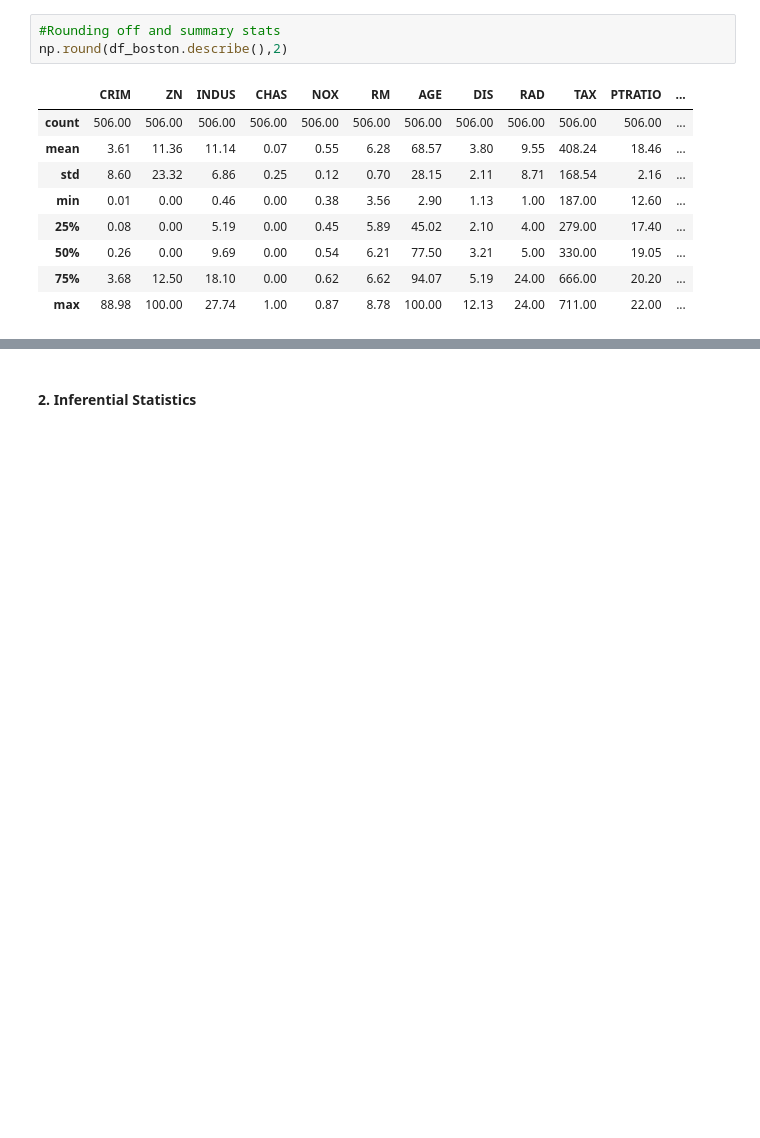
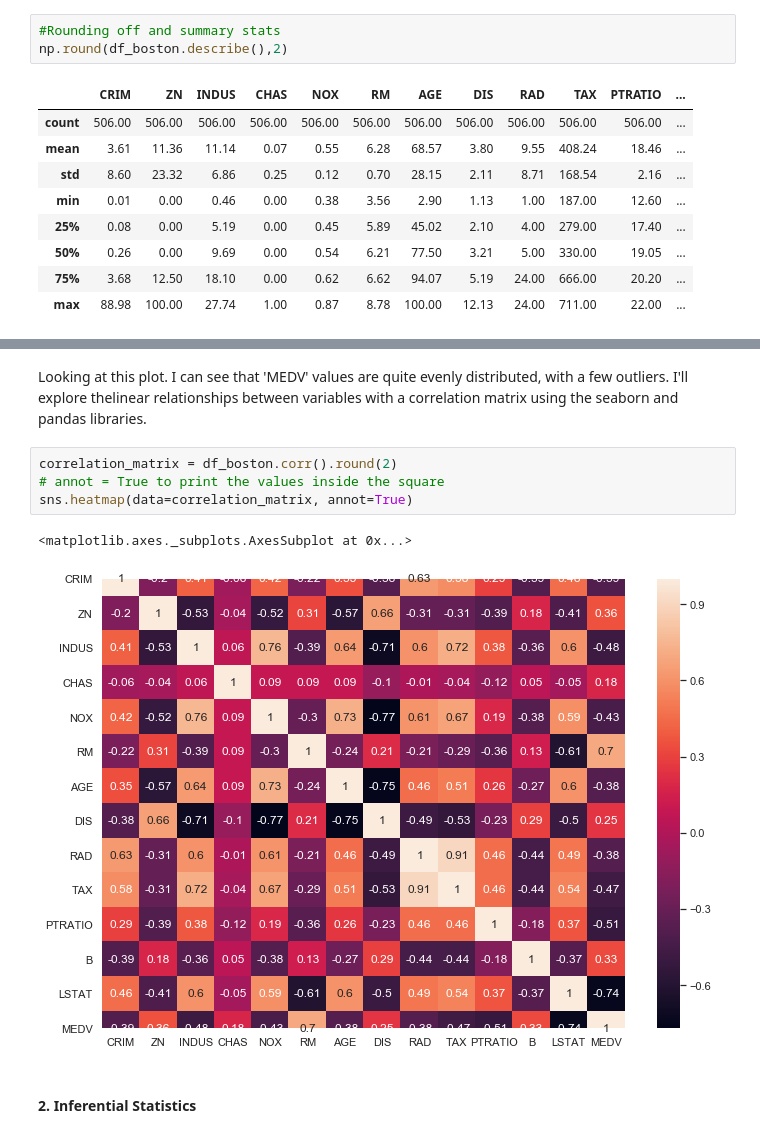
Before and after one commit to patmcdonald/MLandStatistics2019-Project, a Jupyter notebook: Boston Dataset Project.ipynb, the cells around one changed output, grey strips where cells are left out. Cells and saved outputs as stored; diff of their text form; blank space fills up the shorter version.

```diff
--- a/Boston Dataset Project.ipynb
+++ b/Boston Dataset Project.ipynb
@@ -151,3 +189,13 @@ np.round(df_boston.describe(),2)
+# %% [markdown]
+Looking at this plot. I can see that 'MEDV' values are quite evenly distributed, with a few outliers.
+I'll explore thelinear relationships between variables with a correlation matrix using the seaborn and pandas libraries.
+# %%
+correlation_matrix = df_boston.corr().round(2)
+# annot = True to print the values inside the square
+sns.heatmap(data=correlation_matrix, annot=True)
+# %% [output]
+<matplotlib.axes._subplots.AxesSubplot at 0x...>
+[figure, added]
 # %% [markdown]
 #### 2. Inferential Statistics
 # %% [markdown]
```
Also changed, not shown: parts of 7 cells of this notebook.
